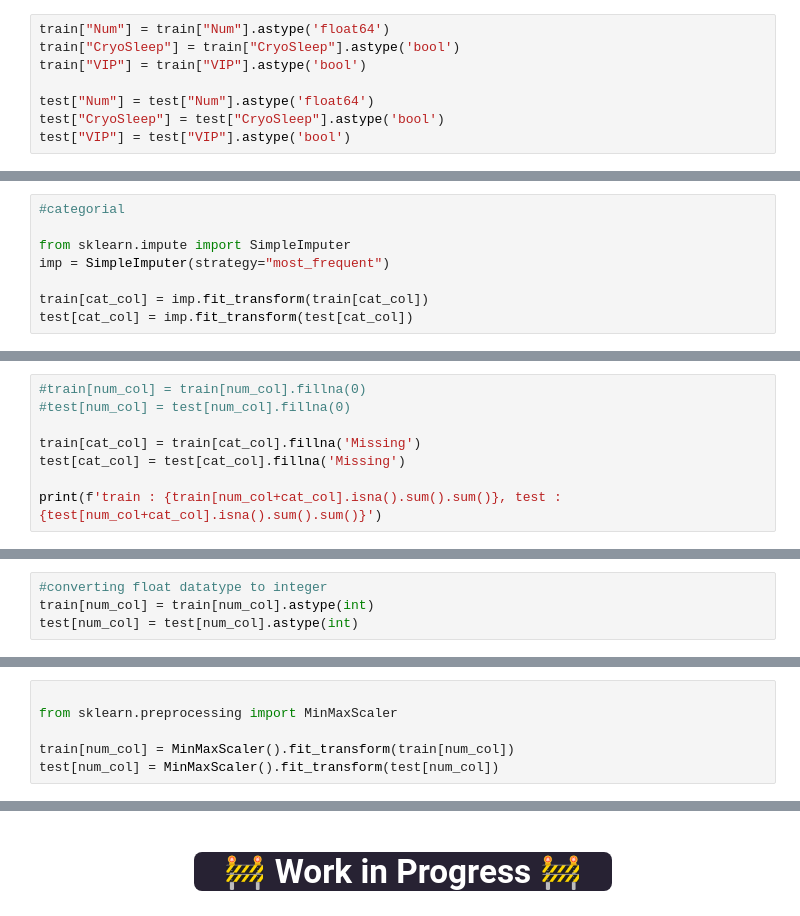
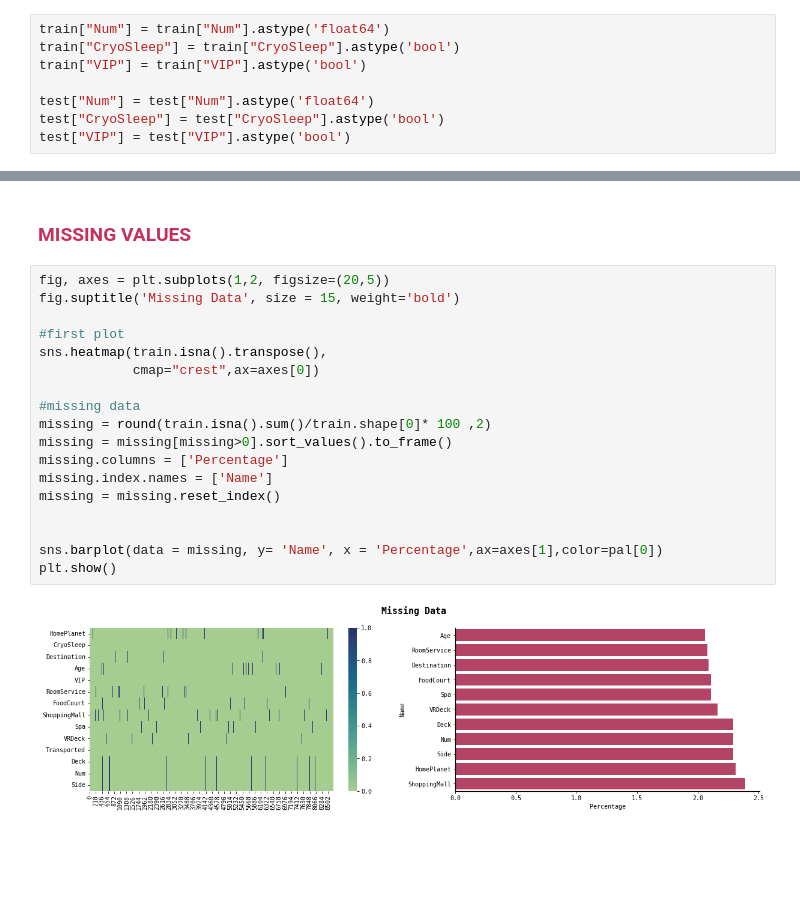
Before and after one commit to heyrobin/Space-Titanic, a Jupyter notebook: spaceship-titanic-eda.ipynb, the cells around one changed output, grey strips where cells are left out. Cells and saved outputs as stored; diff of their text form; blank space fills up the shorter version.

```diff
--- a/spaceship-titanic-eda.ipynb
+++ b/spaceship-titanic-eda.ipynb
@@ -330,8 +157,0 @@ test[num_col] = imputer.fit_transform(test[num_col])
-# %%
-#categorial
-
-from sklearn.impute import SimpleImputer
-imp = SimpleImputer(strategy="most_frequent")
-
-train[cat_col] = imp.fit_transform(train[cat_col])
-test[cat_col] = imp.fit_transform(test[cat_col])
@@ -358,8 +157,0 @@ sns.countplot(train['Side'])
-# %%
-#train[num_col] = train[num_col].fillna(0)
-#test[num_col] = test[num_col].fillna(0)
-
-train[cat_col] = train[cat_col].fillna('Missing')
-test[cat_col] = test[cat_col].fillna('Missing')
-
-print(f'train : {train[num_col+cat_col].isna().sum().sum()}, test : {test[num_col+cat_col].isna().sum().sum()}')
@@ -370,4 +157,0 @@ we imputed all the missing values
-# %%
-#converting float datatype to integer
-train[num_col] = train[num_col].astype(int)
-test[num_col] = test[num_col].astype(int)
@@ -398,6 +157,0 @@ skewness : 0.7241312625026844
-# %%
-
-from sklearn.preprocessing import MinMaxScaler
-
-train[num_col] = MinMaxScaler().fit_transform(train[num_col])
-test[num_col] = MinMaxScaler().fit_transform(test[num_col])
@@ -591,2 +158,22 @@ sub.head()
-# %% [markdown]
-# <center> <span style="font-family:Georgia"> <span style="color:white;display:fill;border-radius:8px;background-color:#272233;font-size:120%;">ㅤ🚧 Work in Progress 🚧ㅤ</span><a id="1"></a>
+# %% [markdown]
+### <b><span style='color:#C5315F'>MISSING VALUES</span></b>
+# %%
+fig, axes = plt.subplots(1,2, figsize=(20,5))
+fig.suptitle('Missing Data', size = 15, weight='bold')
+
+#first plot
+sns.heatmap(train.isna().transpose(),
+            cmap="crest",ax=axes[0])
+
+#missing data
+missing = round(train.isna().sum()/train.shape[0]* 100 ,2)
+missing = missing[missing>0].sort_values().to_frame()
+missing.columns = ['Percentage']
+missing.index.names = ['Name']
+missing = missing.reset_index()
+
+
+sns.barplot(data = missing, y= 'Name', x = 'Percentage',ax=axes[1],color=pal[0])
+plt.show()
+# %% [output]
+[figure, added]
```
Also changed, not shown: parts of 67 cells of this notebook.
